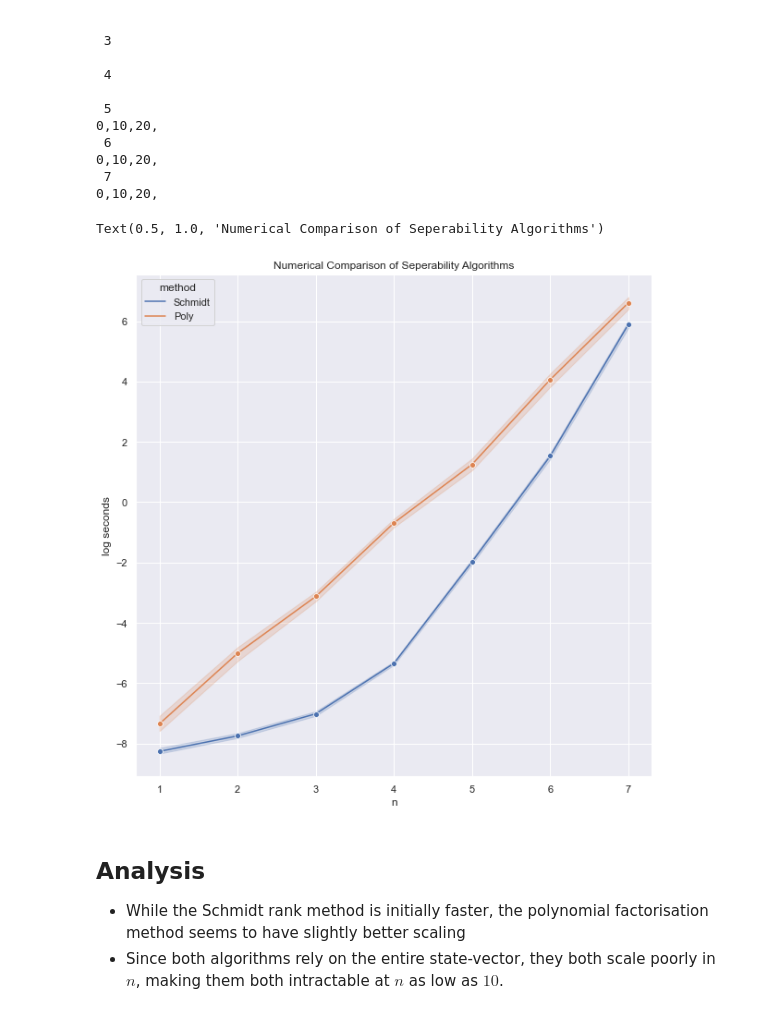
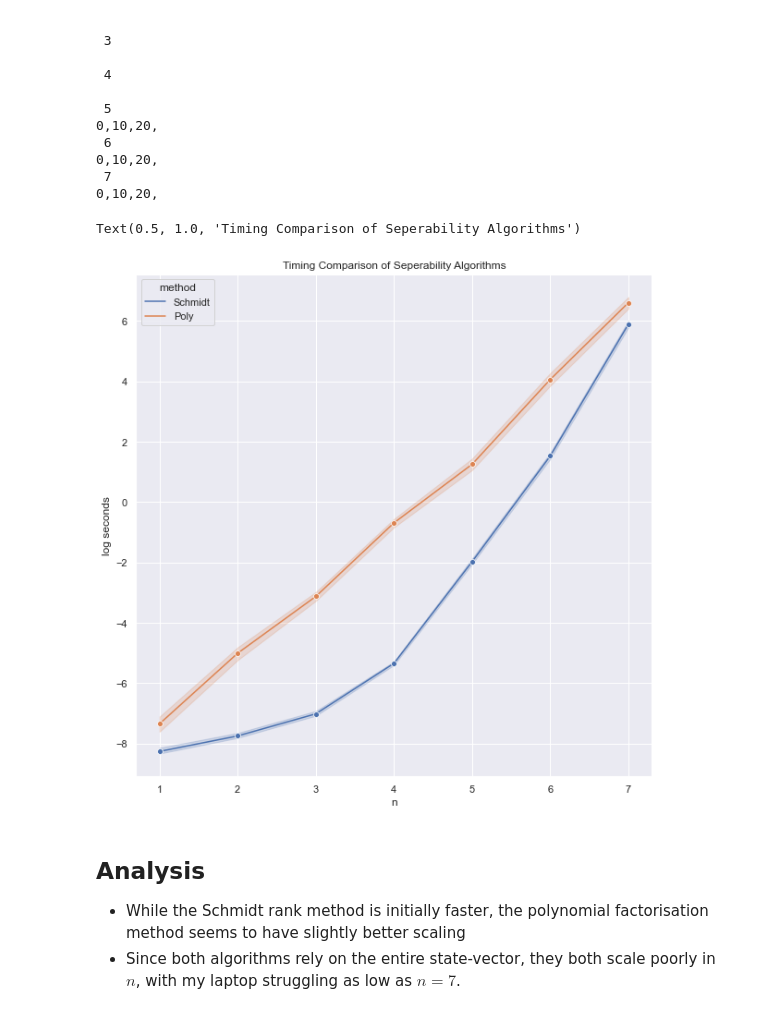
Before and after one commit to edwinagnew/thesis_files, a Jupyter notebook: entanglement_algs.ipynb, the cells around one changed output. Drawn from its saved outputs; the diff is of its cells as text; code cells hidden in the pictures.

```diff
--- a/entanglement_algs.ipynb
+++ b/entanglement_algs.ipynb
@@ -174,13 +173,13 @@ for n in ns:
 # %%
 import seaborn as sns
 import matplotlib.pyplot as plt
 
 sns.set_style("white")
 sns.set(rc={'figure.figsize':(10, 10)})
 df = pd.DataFrame.from_dict(all_times)
 df['log seconds'] = np.log(df['time'])
 sns.lineplot(data=df, x="n", y="log seconds", hue='method', marker='o', ci=95)
-plt.title('Numerical Comparison of Seperability Algorithms')
+plt.title('Timing Comparison of Seperability Algorithms')
 # %% [output]
-Text(0.5, 1.0, 'Numerical Comparison of Seperability Algorithms')
+Text(0.5, 1.0, 'Timing Comparison of Seperability Algorithms')
-[figure, old version]
+[figure, new version]
@@ -191,4 +187,4 @@ pickle.dump(df, open('saved_times2.p', 'wb'))
 ## Analysis
 
 * While the Schmidt rank method is initially faster, the polynomial factorisation method seems to have slightly better scaling
-* Since both algorithms rely on the entire state-vector, they both scale poorly in $n$, making them both intractable at $n$ as low as $10$.
+* Since both algorithms rely on the entire state-vector, they both scale poorly in $n$, with my laptop struggling as low as $n=7$.
```
Also changed, not shown: parts of 3 cells of this notebook.
